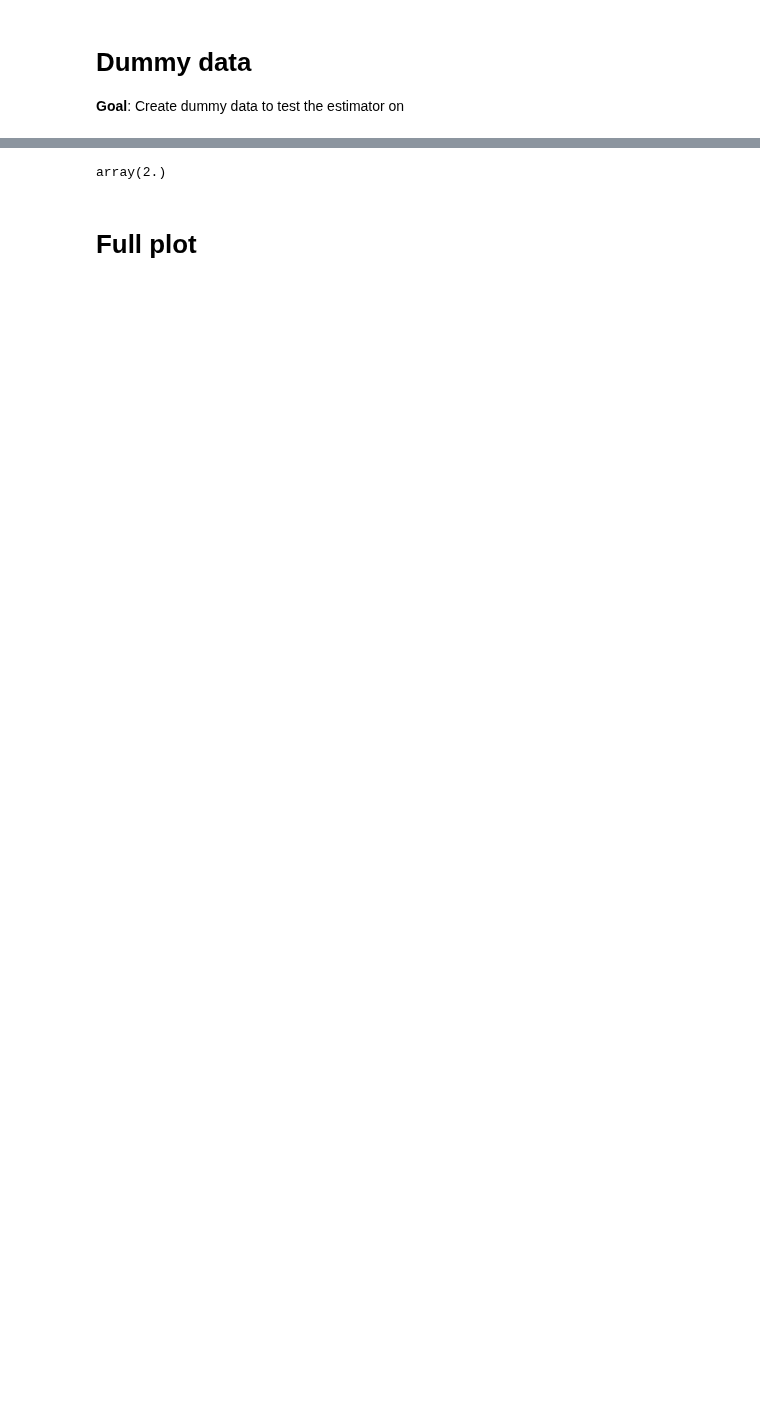
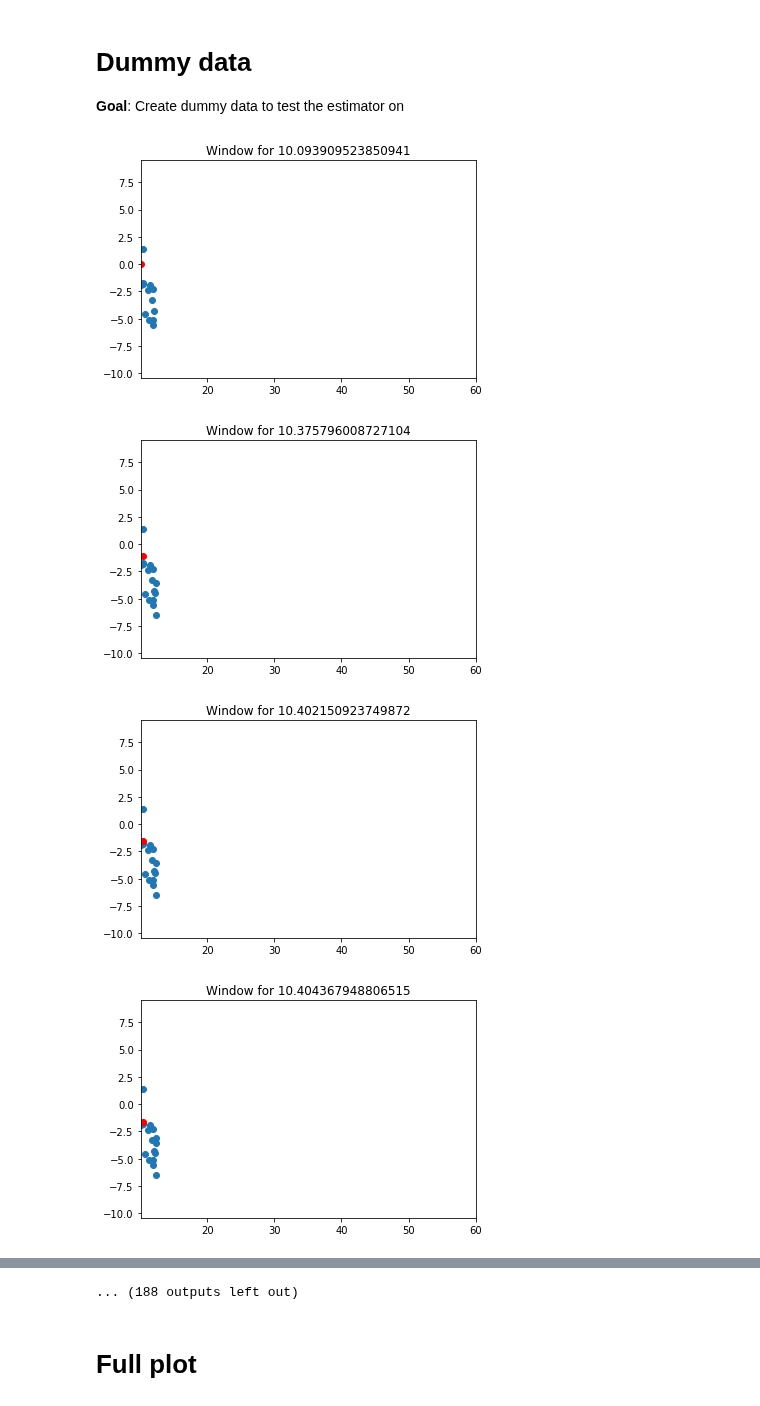
Before and after one commit to koaning/scikit-lego, a Jupyter notebook: notebooks/DA_loess.ipynb, the cells around one changed output, grey strips where cells are left out. Saved outputs shown, nothing was run; the diff lists cells and outputs as text; code cells hidden in the pictures; blank space fills up the shorter version.

```diff
--- a/notebooks/DA_loess.ipynb
+++ b/notebooks/DA_loess.ipynb
@@ -12,18 +12,23 @@ import matplotlib.pyplot as plt
 # %%
 np.random.seed(0)
 noise_std=2
 x, y = generate_noisy_sine_data(noise_std)
 model = LinearRegression()
 
-smoother = LoessSmoother(model=model,
-                         transform=False,
-                         window_method='closest',
-                         fixed_window=2,
+smoother = LoessSmoother(model=None,
+                         n_degree=1,
+                         transform=True,
+                         window_method='fixed',
+                         window_size=2,
                          step_size=.2,
-                         n_points=10)
+                         fraction=.1)
 
 smoother.fit(x,y)
 
-smoother.model_per_window
-# plot_windows(x,y, smoother.x_focal_base, smoother.y_focal_base, smoother.indices)
+
+plot_windows(x,y, smoother.x_focal_base, smoother.y_focal_base, smoother.indices)
 # %% [output]
+[figure, added]
+[figure, added]
+[figure, added]
+[figure, added]
@@ -30,3 +43,3 @@ smoother.model_per_window
-array(2.)
+... (188 outputs left out)
 # %% [markdown]
 # Full plot
```
Also changed, not shown: parts of 7 cells of this notebook.
